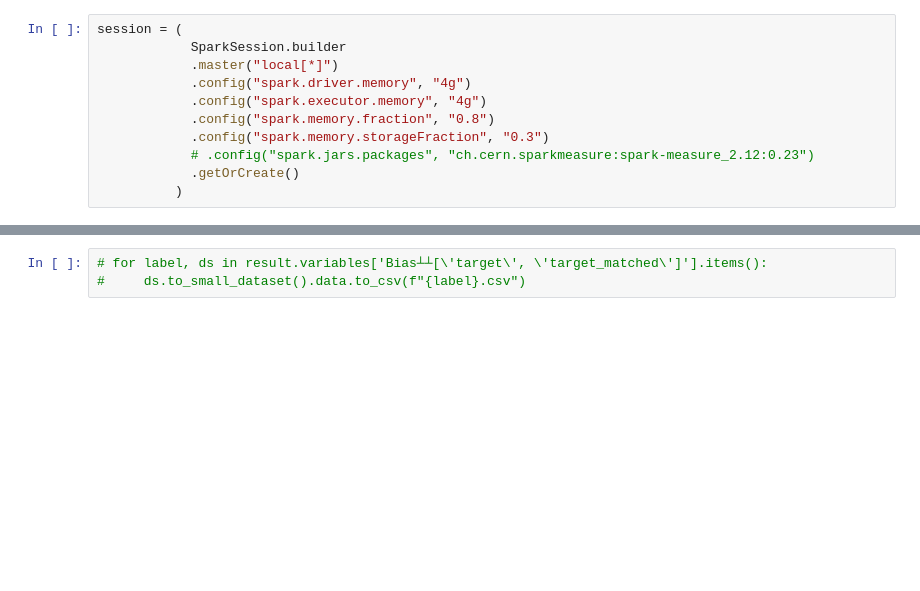
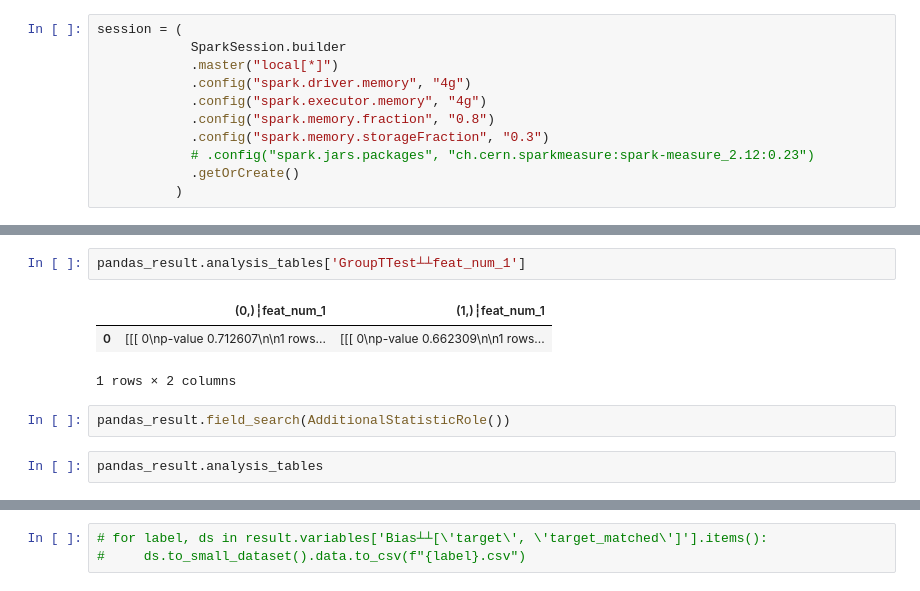
Before and after one commit to sb-ai-lab/HypEx, a Jupyter notebook: perfomance_mathcing.ipynb, the cells around one changed output, grey strips where cells are left out. Cells and saved outputs as stored; diff of their text form; blank space fills up the shorter version.

```diff
--- a/perfomance_mathcing.ipynb
+++ b/perfomance_mathcing.ipynb
@@ -217 +260,11 @@ dataset = Dataset(
+# %%
+pandas_result.analysis_tables['GroupTTest┴┴feat_num_1']
+# %% [output]
+|  | (0,)┆feat_num_1 | (1,)┆feat_num_1 |
+| 0 | [[[ 0\np-value 0.712607\n\n1 rows... | [[[ 0\np-value 0.662309\n\n1 rows... |
+1 rows × 2 columns
+# %%
+pandas_result.field_search(AdditionalStatisticRole())
+# %%
+pandas_result.analysis_tables
 # %%
```
Also changed, not shown: parts of 9 cells of this notebook.
